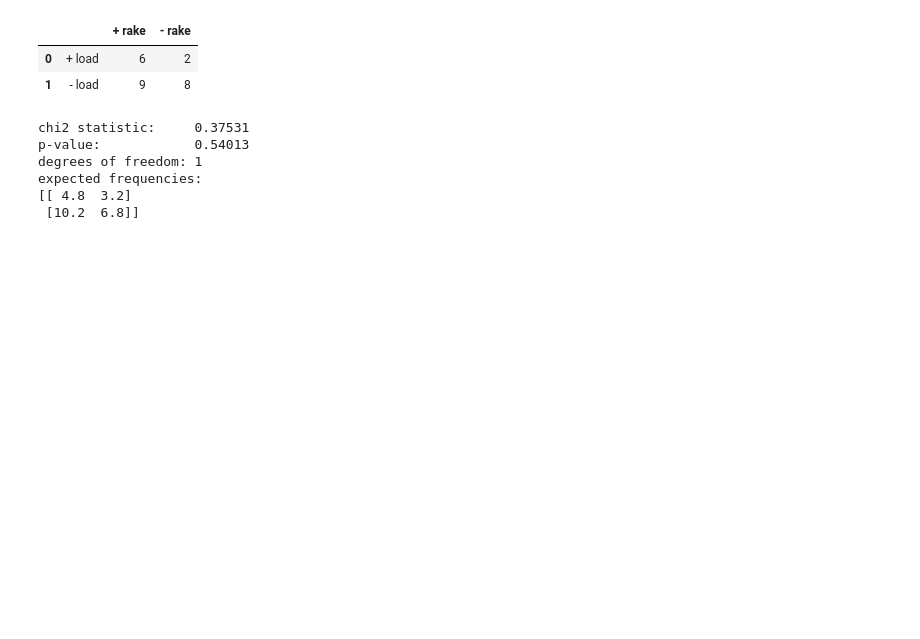
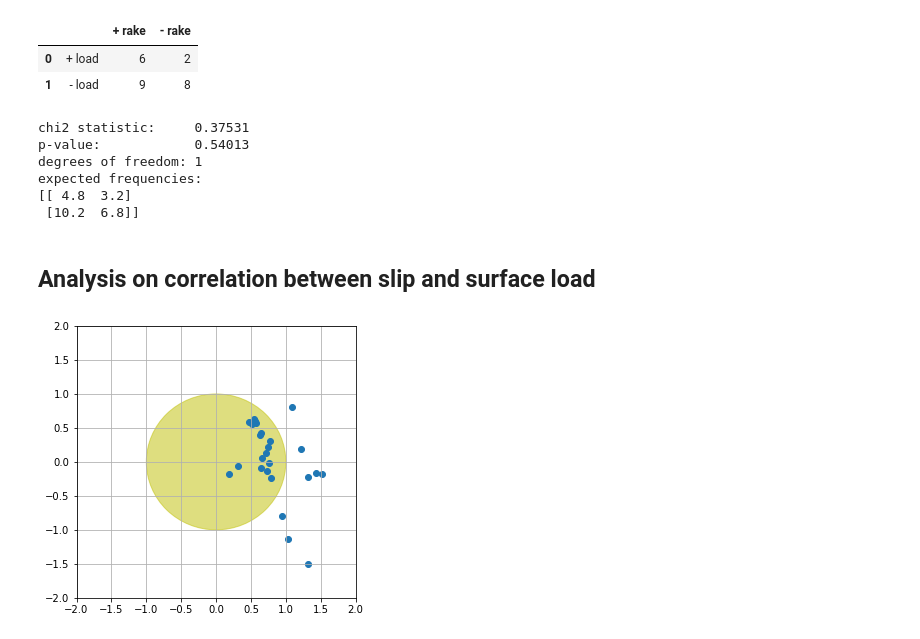
Before and after one commit to amandasyamsul/SLIQ, a Jupyter notebook: focal-mechanisms.ipynb, the cells around one changed output. Drawn from its saved outputs; the diff is of its cells as text; code cells hidden in the pictures; blank space fills up the shorter version.

```diff
--- a/focal-mechanisms.ipynb
+++ b/focal-mechanisms.ipynb
@@ -277,3 +256,20 @@ degrees of freedom: 1
 expected frequencies:
 [[ 4.8  3.2]
  [10.2  6.8]]
+# %% [markdown]
+## Analysis on correlation between slip and surface load
+# %%
+theta=sliq.us_Mww_np1_rake
+delta=sliq.us_Mww_np1_dip
+slip=np.sin(theta)*np.sin(delta)
+R=1+(sliq.dmass/np.max(np.abs(sliq.dmass)))
+
+fig, ax = plt.subplots(figsize=[5,5])
+circle1=plt.Circle((0,0),1,color='y',alpha=0.5)
+ax.add_patch(circle1)
+ax.scatter(R*np.cos(slip), R*np.sin(slip))
+ax.set_xlim(-2,2)
+ax.set_ylim(-2,2)
+ax.grid()
+# %% [output]
+[figure, added]
```
Also changed, not shown: parts of 19 cells of this notebook.
